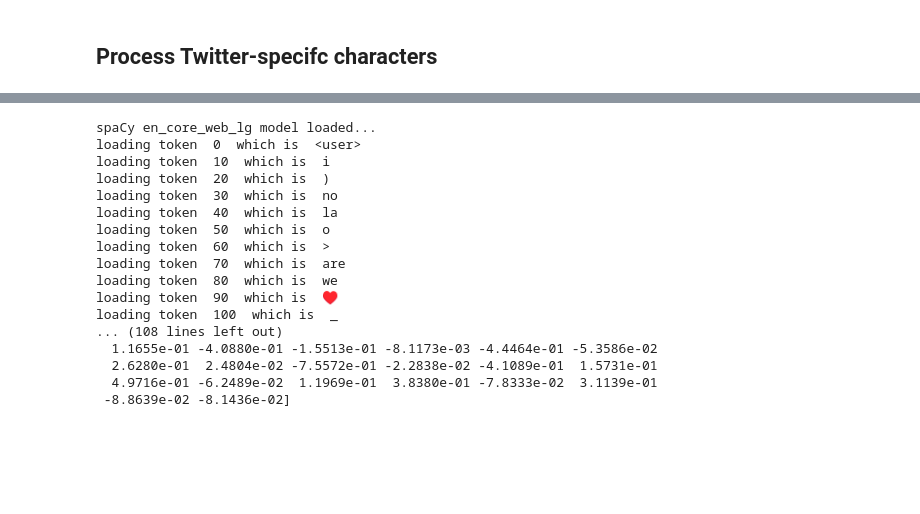
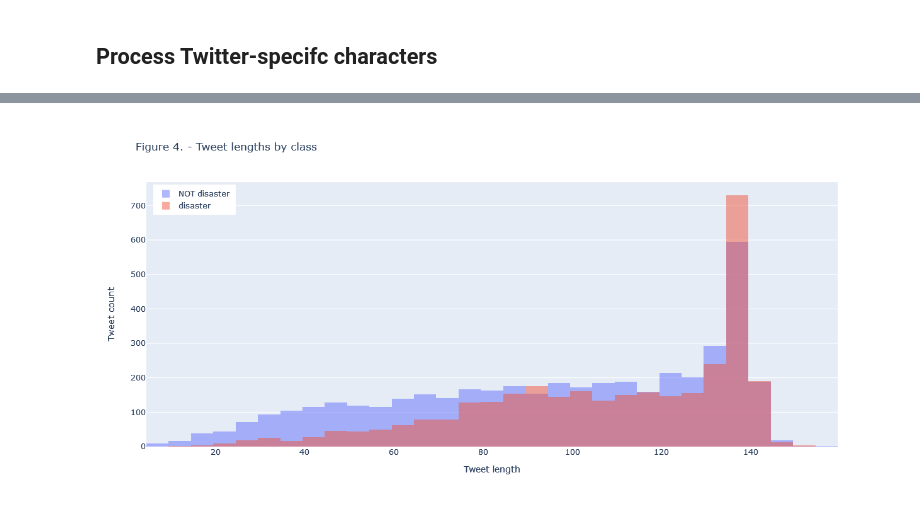
Before and after one commit to MichaelSzczepaniak/llmamd, a Jupyter notebook: preproc_disaster.ipynb, the cells around one changed output, grey strips where cells are left out. Saved outputs shown, nothing was run; the diff lists cells and outputs as text; code cells hidden in the pictures; blank space fills up the shorter version.

```diff
--- a/preproc_disaster.ipynb
+++ b/preproc_disaster.ipynb
@@ -245,35 +438,33 @@ Found 174 word vectors.
 # %%
-import spacy as sp
+# print(df_train01.columns)  # ['id', 'keyword', 'location', 'text', 'target']
+# separate the classes
+train_class0_lens = df_train01.loc[df_train01['target'] == 0, ['text', 'target']]  # not disaster
+train_class1_lens = df_train01.loc[df_train01['target'] == 1, ['text', 'target']]  # disaster
+# compute the tweet lengths
+train_class0_lens['text_len'] = train_class0_lens.apply(lambda row: len(row['text']), axis=1)
+train_class1_lens['text_len'] = train_class1_lens.apply(lambda row: len(row['text']), axis=1)
 
-# nlp = sp.load("en_core_web_md")  # load language model
-# print("spaCy en_core_web_md model loaded...")
+# create overlay of the 2 distributions
+fig_overlay_hists = go.Figure()
+fig_overlay_hists.add_trace(go.Histogram(x=train_class0_lens['text_len'], name="NOT disaster"))
+fig_overlay_hists.add_trace(go.Histogram(x=train_class1_lens['text_len'], name="disaster"))
 
-# load embeddings into spaCy Vocab
-vocab = sp.vocab.Vocab()
-for i, (token, vector) in enumerate(dict_embeddings.items()):
-    if i % 10 == 0:
-        print("loading token ", i, " which is ", token)
-    vocab.set_vector(token, vector)
+# Overlay both histograms
+fig_overlay_hists.update_layout(barmode='overlay')
+# Reduce opacity to see both histograms
+fig_overlay_hists.update_traces(opacity=0.50)
 
-# test the vocab load - grab a few vectors
-for token in test_keys:
-    print(f"token {token} has vector:")
-    print(vocab.get_vector(token))
+fig_overlay_hists.update_layout(title='Figure 4. - Tweet lengths by class',
+                  xaxis_title='Tweet length',
+                  yaxis_title='Tweet count',
+                  legend=dict(yanchor="top",
+                              y=0.99,
+                              xanchor="left",
+                              x=0.01),
+                  autosize=False,
+                  width=900,
+                  height=600)
+
+fig_overlay_hists.show()
 # %% [output]
-spaCy en_core_web_lg model loaded...
-loading token  0  which is  <user>
-loading token  10  which is  i
-loading token  20  which is  )
-loading token  30  which is  no
-loading token  40  which is  la
-loading token  50  which is  o
-loading token  60  which is  >
-loading token  70  which is  are
-loading token  80  which is  we
-loading token  90  which is  ♥
-loading token  100  which is  _
-... (108 lines left out)
-  1.1655e-01 -4.0880e-01 -1.5513e-01 -8.1173e-03 -4.4464e-01 -5.3586e-02
-  2.6280e-01  2.4804e-02 -7.5572e-01 -2.2838e-02 -4.1089e-01  1.5731e-01
-  4.9716e-01 -6.2489e-02  1.1969e-01  3.8380e-01 -7.8333e-02  3.1139e-01
- -8.8639e-02 -8.1436e-02]
+[figure, added]
```
Also changed, not shown: parts of 25 cells of this notebook, 1 other file.
